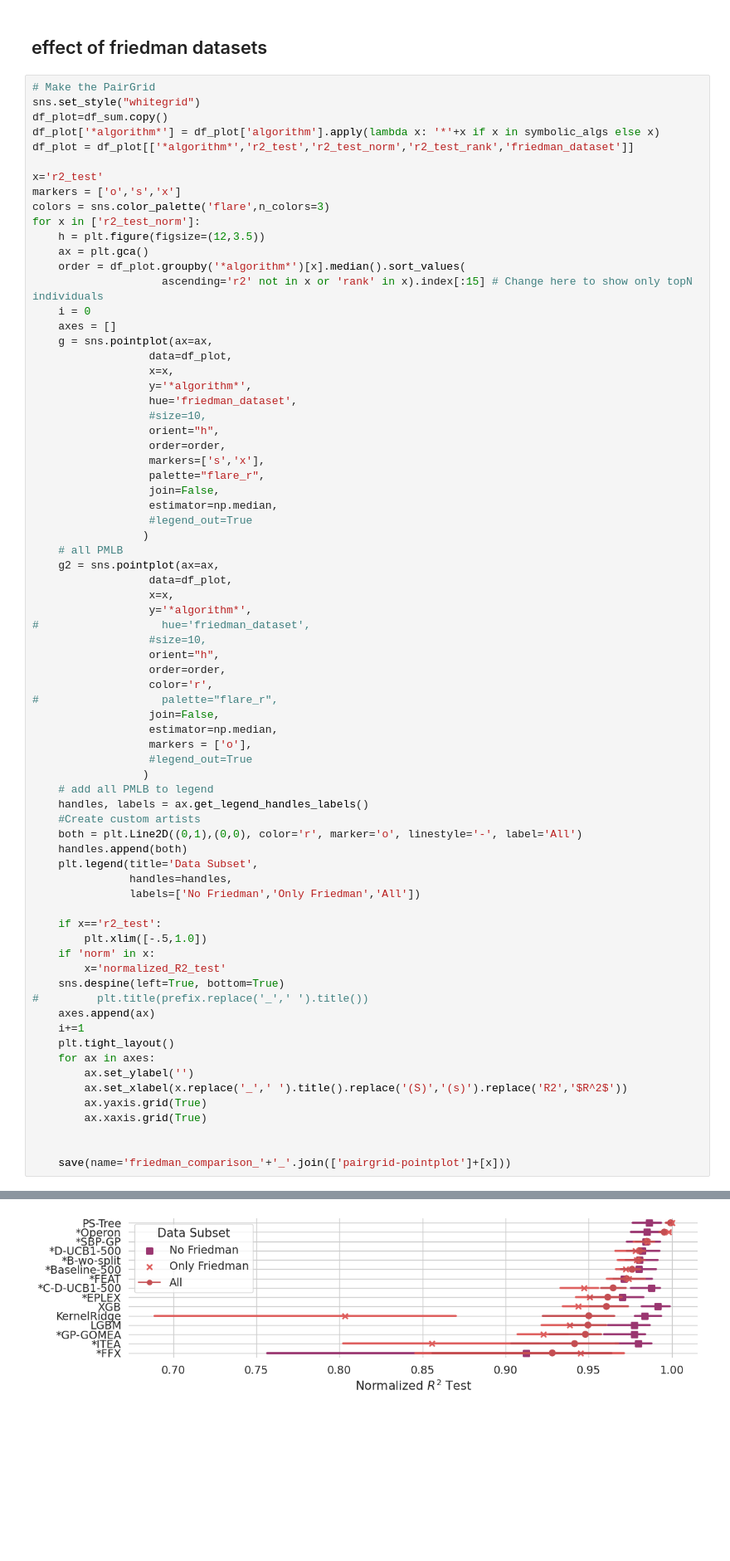
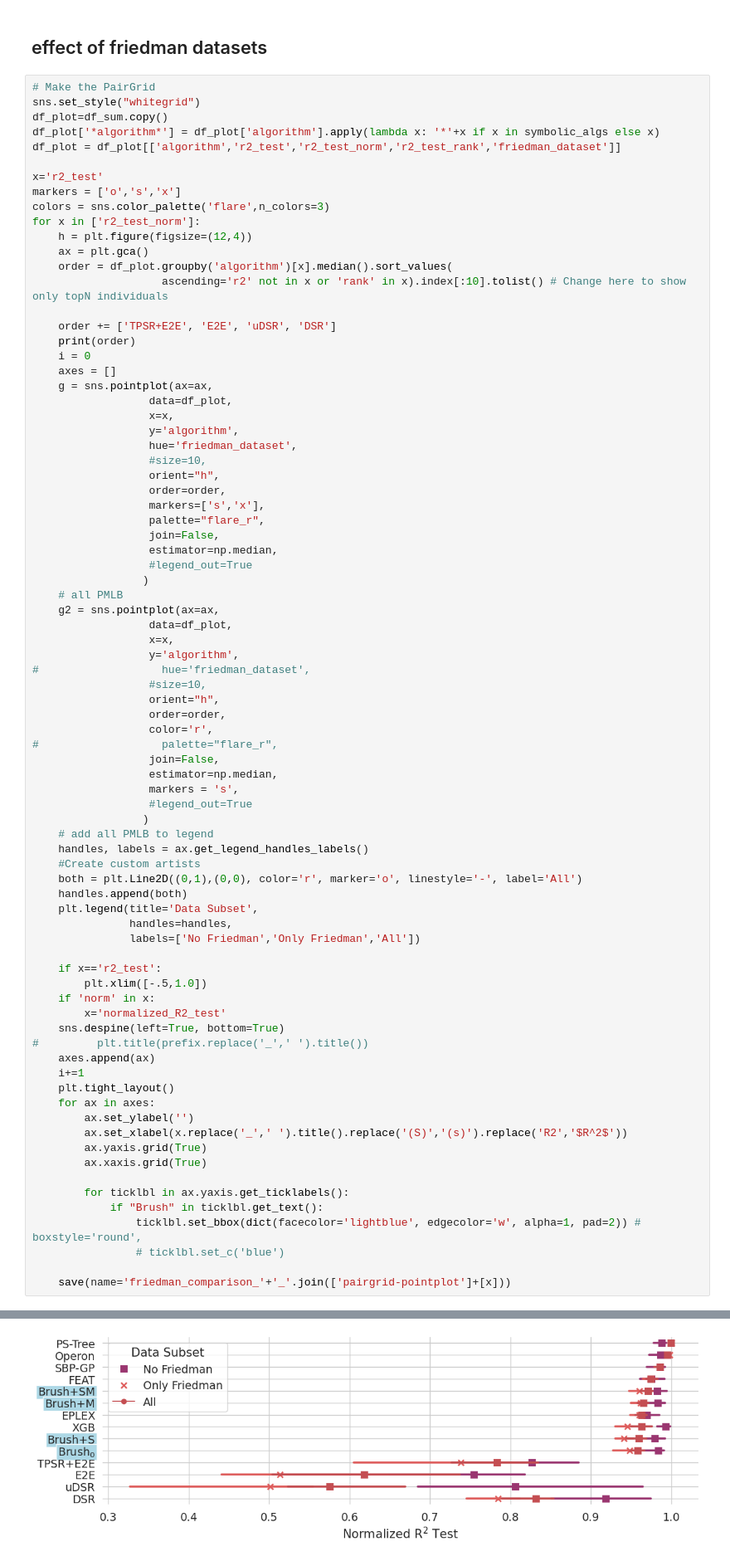
Before and after one commit to gAldeia/srbench, a Jupyter notebook: postprocessing/blackbox_results.ipynb, the cells around one changed output, grey strips where cells are left out. Shown at 83% size. Drawn from its saved outputs; the diff is of its cells as text; blank space fills up the shorter version.

Commit message:
Update experiments to same as brush paper

```diff
--- a/postprocessing/blackbox_results.ipynb
+++ b/postprocessing/blackbox_results.ipynb
@@ -559,22 +686,25 @@ saving ../paper//pairgrid-pointplot_r2_test_model_size_training-time-(s).pdf
 sns.set_style("whitegrid")
 df_plot=df_sum.copy()
 df_plot['*algorithm*'] = df_plot['algorithm'].apply(lambda x: '*'+x if x in symbolic_algs else x)
-df_plot = df_plot[['*algorithm*','r2_test','r2_test_norm','r2_test_rank','friedman_dataset']]
+df_plot = df_plot[['algorithm','r2_test','r2_test_norm','r2_test_rank','friedman_dataset']]
 
 x='r2_test'
 markers = ['o','s','x']
 colors = sns.color_palette('flare',n_colors=3)
 for x in ['r2_test_norm']:
-    h = plt.figure(figsize=(12,3.5))
+    h = plt.figure(figsize=(12,4))
     ax = plt.gca()
-    order = df_plot.groupby('*algorithm*')[x].median().sort_values(
-                    ascending='r2' not in x or 'rank' in x).index[:15] # Change here to show only topN individuals
+    order = df_plot.groupby('algorithm')[x].median().sort_values(
+                    ascending='r2' not in x or 'rank' in x).index[:10].tolist() # Change here to show only topN individuals
+
+    order += ['TPSR+E2E', 'E2E', 'uDSR', 'DSR']
+    print(order)
     i = 0
     axes = []
     g = sns.pointplot(ax=ax,
                   data=df_plot,
                   x=x,
-                  y='*algorithm*',
+                  y='algorithm',
                   hue='friedman_dataset',
                   #size=10,
                   orient="h",
@@ -589,7 +719,7 @@ for x in ['r2_test_norm']:
     g2 = sns.pointplot(ax=ax,
                   data=df_plot,
                   x=x,
-                  y='*algorithm*',
+                  y='algorithm',
 #                   hue='friedman_dataset',
                   #size=10,
                   orient="h",
@@ -598,7 +728,7 @@ for x in ['r2_test_norm']:
 #                   palette="flare_r",
                   join=False,
                   estimator=np.median,
-                  markers = ['o'],
+                  markers = 's',
                   #legend_out=True
                  )
     # add all PMLB to legend
@@ -625,6 +755,10 @@ for x in ['r2_test_norm']:
         ax.yaxis.grid(True)
         ax.xaxis.grid(True)
 
+        for ticklbl in ax.yaxis.get_ticklabels():
+            if "Brush" in ticklbl.get_text():
+                ticklbl.set_bbox(dict(facecolor='lightblue', edgecolor='w', alpha=1, pad=2)) # boxstyle='round',
+                # ticklbl.set_c('blue')
 
     save(name='friedman_comparison_'+'_'.join(['pairgrid-pointplot']+[x]))
 # %% [output]
@@ -632,4 +774,4 @@ saving ../paper//friedman_comparison_pairgrid-pointplot_normalized_R2_test.pdf
-[figure, old version]
+[figure, new version]
 # %% [markdown]
 # training time versus dataset size
 # %%
```
Also changed, not shown: parts of 23 cells of this notebook, 26 other files.
